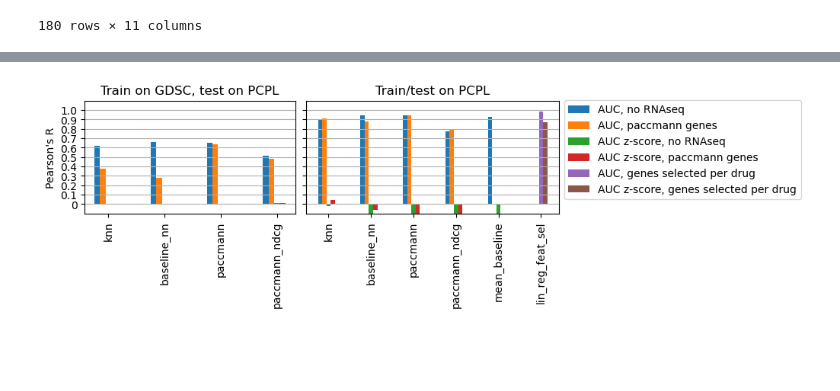
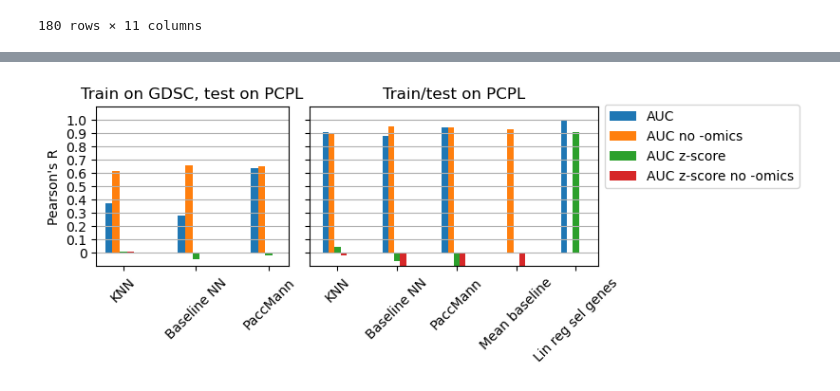
Before and after one commit to UroGenus/GDSC_Pancreatic_study, a Jupyter notebook: Pancreatic_models_evaluation.ipynb, the cells around one changed output, grey strips where cells are left out. Saved outputs shown, nothing was run; the diff lists cells and outputs as text; code cells hidden in the pictures; blank space fills up the shorter version.

```diff
--- a/Pancreatic_models_evaluation.ipynb
+++ b/Pancreatic_models_evaluation.ipynb
@@ -297,74 +297,70 @@ def extract_metrics(mse_pearson, models):
             mse_err.append(row.mse_stderror.values[0])
     return (pearson, pearson_err, mse, mse_err)
 # %%
-fig, axs = plt.subplots(nrows=1, ncols=2, figsize=(10,3), constrained_layout=True, sharey = True,
-                        gridspec_kw={'width_ratios':[1, 1.2]})
+fig, axs = plt.subplots(nrows=1, ncols=2, figsize=(8,3), constrained_layout=True, sharey = True,
+                        gridspec_kw={'width_ratios':[1, 1.5]})
 axs = axs.ravel()
 
 auc_rows = mse_pearson_res[(mse_pearson_res.drug_response == 'AUC')&(mse_pearson_res['mode'] == 'solo_pan')]
 auc_zscore_rows = mse_pearson_res[(mse_pearson_res.drug_response == 'AUC_zscore')&(mse_pearson_res['mode'] == 'solo_pan')]
 
-X = ['knn', 'baseline_nn', 'paccmann', 'paccmann_ndcg', 'mean_baseline', 'lin_reg_feat_sel']
+X = ['knn', 'baseline_nn', 'paccmann', 'mean_baseline', 'lin_reg_feat_sel']
+X_lab = ['KNN', 'Baseline NN', 'PaccMann', 'Mean baseline', 'Lin reg sel genes']
 X_axis = np.arange(len(X))
 
-(AUC_pearson, AUC_pearson_err, AUC_mse, AUC_mse_err) = extract_metrics(auc_rows[(auc_rows.genes == 'paccmann genes')], X)
+(AUC_pearson, AUC_pearson_err, AUC_mse, AUC_mse_err) = extract_metrics(auc_rows[(auc_rows.genes != 'no RNAseq')], X)
 (AUCzero_pearson, AUCzero_pearson_err, AUCzero_mse, AUCzero_mse_err) = extract_metrics(auc_rows[(auc_rows.genes == 'no RNAseq')], X)
-(AUCsel_pearson, AUCsel_pearson_err, AUCsel_mse, AUCsel_mse_err) = extract_metrics(auc_rows[(auc_rows.genes == 'genes selected per drug')], X)
 
-(AUCz_pearson, AUCz_pearson_err, AUCz_mse, AUCz_mse_err) = extract_metrics(auc_zscore_rows[(auc_zscore_rows.genes == 'paccmann genes')], X)
+(AUCz_pearson, AUCz_pearson_err, AUCz_mse, AUCz_mse_err) = extract_metrics(auc_zscore_rows[(auc_zscore_rows.genes != 'no RNAseq')], X)
 (AUCzzero_pearson, AUCzzero_pearson_err, AUCzzero_mse, AUCzzero_mse_err) = extract_metrics(auc_zscore_rows[(auc_zscore_rows.genes == 'no RNAseq')], X)
-(AUCzsel_pearson, AUCzsel_pearson_err, AUCzsel_mse, AUCzsel_mse_err) = extract_metrics(auc_zscore_rows[(auc_zscore_rows.genes == 'genes selected per drug')], X)
 
-axs[1].bar(X_axis - 0.2, AUCzero_pearson, 0.1, label = 'AUC, no RNAseq')
-axs[1].bar(X_axis - 0.1, AUC_pearson, 0.1, label = 'AUC, paccmann genes')
-axs[1].bar(X_axis - 0, AUCzzero_pearson, 0.1, label = 'AUC z-score, no RNAseq')
-axs[1].bar(X_axis + 0.1, AUCz_pearson, 0.1, label = 'AUC z-score, paccmann genes')
-axs[1].bar(X_axis + 0, AUCsel_pearson, 0.1, label = 'AUC, genes selected per drug')
-axs[1].bar(X_axis + 0.1, AUCzsel_pearson, 0.1, label = 'AUC z-score, genes selected per drug')
+axs[1].bar(X_axis - 0.2, AUC_pearson, 0.1, label = 'AUC')
+axs[1].bar(X_axis - 0.1, AUCzero_pearson, 0.1, label = 'AUC no -omics')
+axs[1].bar(X_axis + 0, AUCz_pearson, 0.1, label = 'AUC z-score')
+axs[1].bar(X_axis + 0.1, AUCzzero_pearson, 0.1, label = 'AUC z-score no -omics')
 
 axs[1].set_title('Train/test on PCPL')
-axs[1].set_xticks(X_axis, X)
 axs[1].grid(axis='y')
 axs[1].set_ylim(-0.1, 1.1)
 #axs[0].set_xlim(0, 2)
 
 Y = [0, 0.1, 0.2, 0.3, 0.4, 0.5, 0.6, 0.7, 0.8, 0.9, 1.0]
 axs[1].set_yticks(Y, Y)
 
-axs[1].set_xticks(X_axis, X, rotation = 90)
+axs[1].set_xticks(X_axis, X_lab, rotation = 45)
 axs[1].grid(b=True, axis='y')
 axs[1].legend(bbox_to_anchor=(1, 1.05))
 
 ###########
 
-models = ['knn', 'baseline_nn', 'paccmann', 'paccmann_ndcg']
+models = ['knn', 'baseline_nn', 'paccmann']
 
 auc_rows = mse_pearson_res[(mse_pearson_res.drug_response == 'AUC')&(mse_pearson_res['mode'] == 'gdsc_pan')].set_index('model').loc[models]
 auc_zscore_rows = mse_pearson_res[(mse_pearson_res.drug_response == 'AUC_zscore')&(mse_pearson_res['mode'] == 'gdsc_pan')].set_index('model').loc[models]
 
 X = models
 X_axis = np.arange(len(X))
+X_lab = ['KNN', 'Baseline NN', 'PaccMann']
 
-axs[0].bar(X_axis - 0.2, auc_rows[auc_rows.genes == 'no RNAseq'].pearson.values, 0.1, label = 'AUC, no RNAseq')
-axs[0].bar(X_axis - 0.1, auc_rows[auc_rows.genes == 'paccmann genes'].pearson.values, 0.1, label = 'AUC, paccmann genes')
-axs[0].bar(X_axis - 0, auc_zscore_rows[auc_zscore_rows.genes == 'no RNAseq'].pearson.values, 0.1, label = 'AUC zscore, no RNAseq')
-axs[0].bar(X_axis + 0.1, auc_zscore_rows[auc_zscore_rows.genes == 'no RNAseq'].pearson.values, 0.1, label = 'AUC zscore, paccmann genes')
+axs[0].bar(X_axis - 0.2, auc_rows[auc_rows.genes != 'no RNAseq'].pearson.values, 0.1, label = 'AUC')
+axs[0].bar(X_axis - 0.1, auc_rows[auc_rows.genes == 'no RNAseq'].pearson.values, 0.1, label = 'AUC no -omics')
+axs[0].bar(X_axis - 0, auc_zscore_rows[auc_zscore_rows.genes != 'no RNAseq'].pearson.values, 0.1, label = 'AUC zscore')
+axs[0].bar(X_axis + 0.1, auc_zscore_rows[auc_zscore_rows.genes == 'no RNAseq'].pearson.values, 0.1, label = 'AUC zscore no -omics')
 
 
 axs[0].set_title('Train on GDSC, test on PCPL')
-axs[0].set_xticks(X_axis, X)
 axs[0].grid(axis='y')
 #axs[0].set_ylim(-0.1, 1.1)
 #axs[0].set_xlim(0, 2)
 
-axs[0].set_xticks(X_axis, X, rotation = 90)
+axs[0].set_xticks(X_axis, X_lab, rotation = 45)
 axs[0].grid(b=True, axis='y')
 axs[0].set_ylabel("Pearson's R")
 #axs[0].legend(bbox_to_anchor=(1, 1.05))
 
 plt.savefig('figures/results/Pancreatic/pancreatic_pearson.png', facecolor = 'white', transparent = False, dpi=500)
 # %% [output]
-[figure, old version]
+[figure, new version]
 # %%
 counter = 0
 mse_pearson_res_per_drug = pd.DataFrame(columns = ['model', 'drug_response', 'genes',
```
Also changed, not shown: parts of 2 cells of this notebook, 38 other files.
